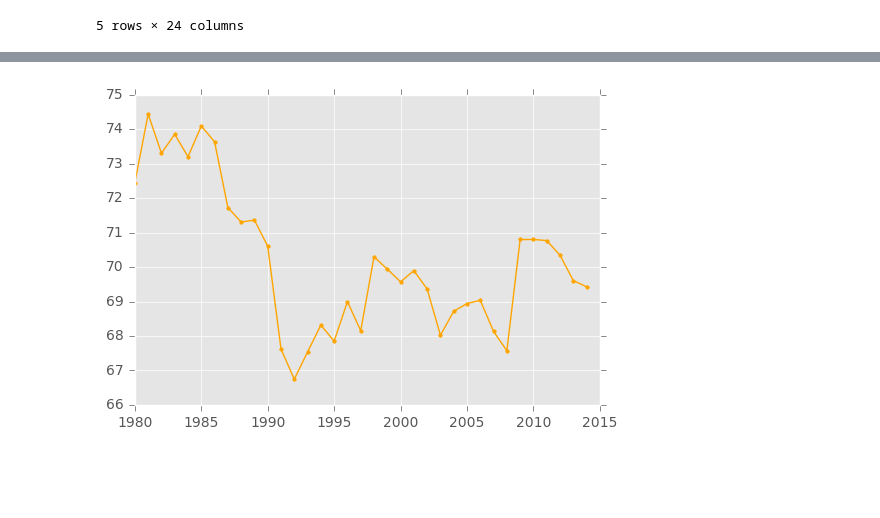
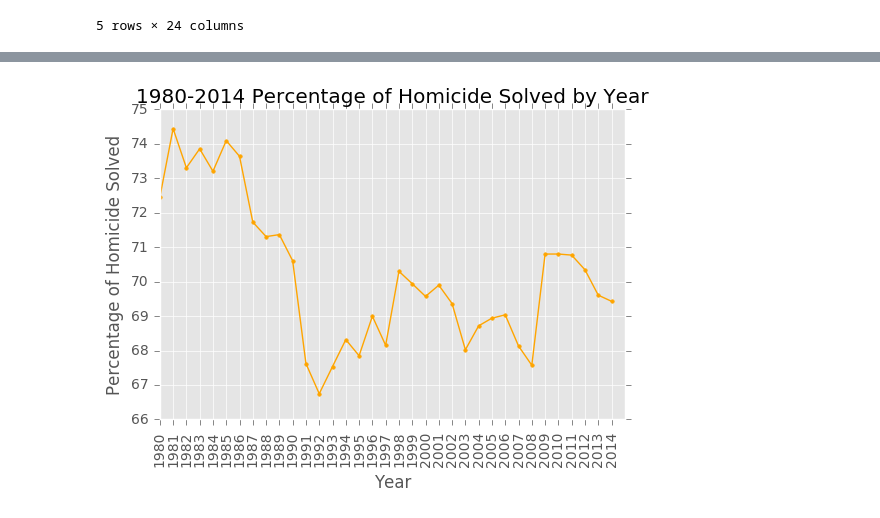
Before and after one commit to nicole72382/nicole72382.github.io, a Jupyter notebook: Final Tutorial.ipynb, the cells around one changed output, grey strips where cells are left out. Cells and saved outputs as stored; diff of their text form; code cells hidden in the pictures; blank space fills up the shorter version.

```diff
--- a/Final Tutorial.ipynb
+++ b/Final Tutorial.ipynb
@@ -85,14 +133,19 @@ plt.show()
 # %%
 g4 = df.groupby(['Year','Crime Solved'])
 #reshape panda series to one column of # of Female Victim and one column of # Male Victim
 g4 = g4.size().values.reshape(35,2)
 df5 = pd.DataFrame(index = years, columns =['#Not Solved','#Solved'], data=g4)
 df5['Crime Solved %'] = (df5['#Solved']/(df5['#Solved']+df5['#Not Solved'])*100)
 fig, ax5 = plt.subplots()
 ax5.plot(df5.index, df5['Crime Solved %'], marker='.', linestyle='-', ms=5, color = 'orange')
+ax5.xaxis.set_ticks(np.arange(start, end, 1))
+ax5.set_xlabel('Year')
+ax5.set_ylabel('Percentage of Homicide Solved')
+ax5.set_title("1980-2014 Percentage of Homicide Solved by Year")
+plt.xticks(rotation=90)
 plt.show()
 # %% [output]
-[figure, old version]
+[figure, new version]
 # %%
 g5 = df.groupby('State')
 g5 = g5.size()
```
Also changed, not shown: parts of 12 cells of this notebook, 1 other file.
